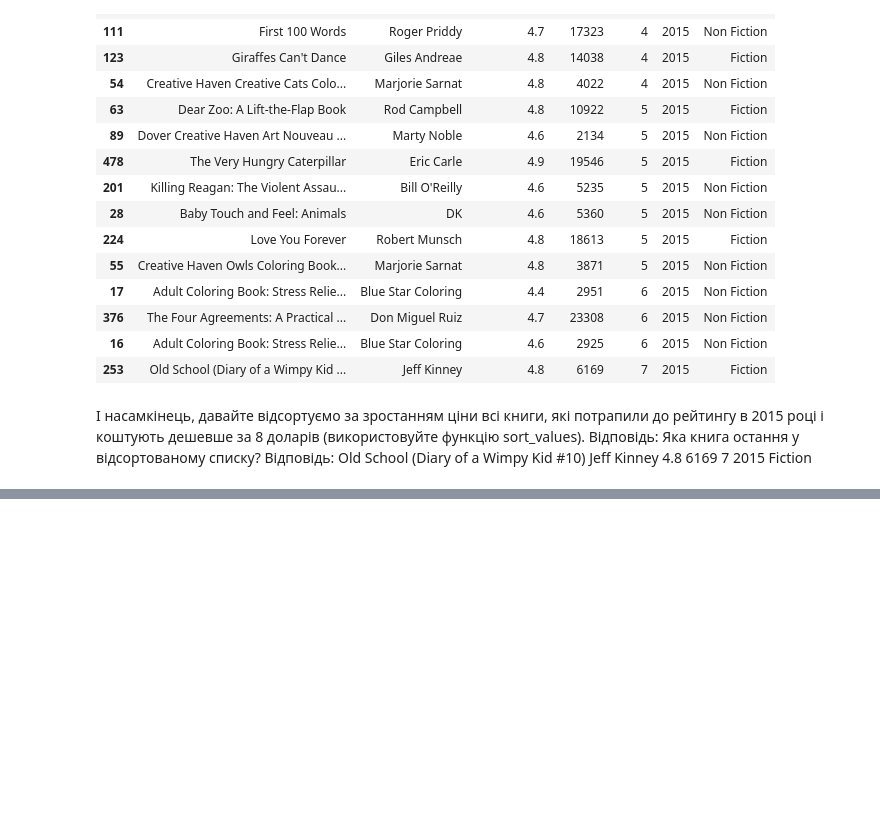
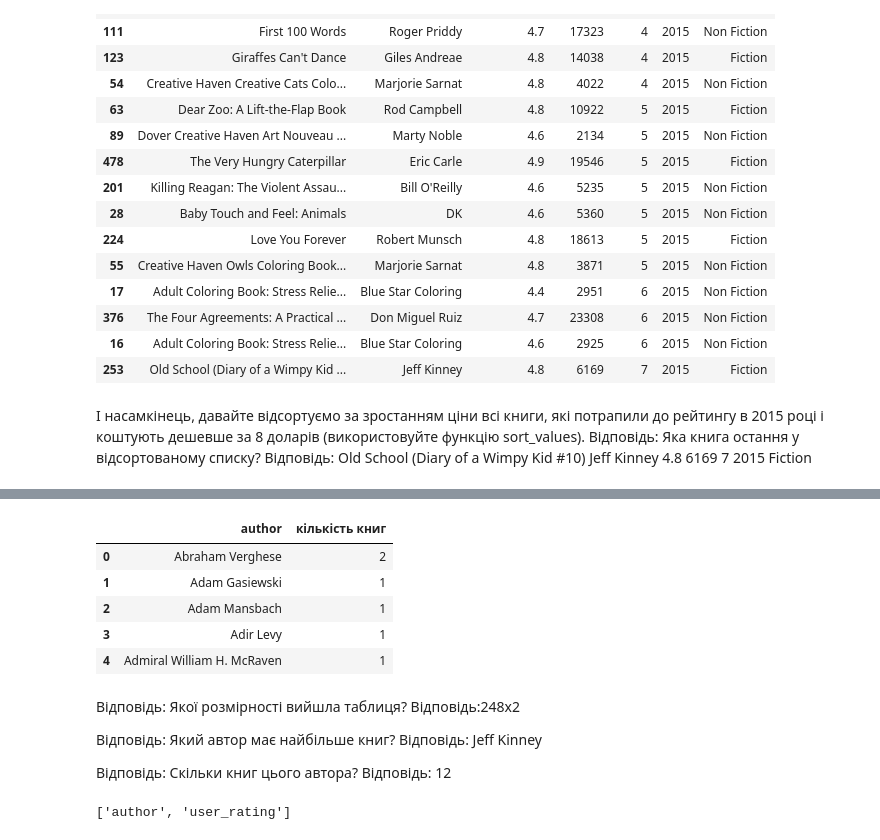
Before and after one commit to RostislavB74/DS_HW2, a Jupyter notebook: HW2_3.ipynb, the cells around one changed output, grey strips where cells are left out. Saved outputs shown, nothing was run; the diff lists cells and outputs as text; code cells hidden in the pictures; blank space fills up the shorter version.

```diff
--- a/HW2_3.ipynb
+++ b/HW2_3.ipynb
@@ -256,0 +295,26 @@ Old School (Diary of a Wimpy Kid #10)	Jeff Kinney	4.8	6169	7	2015	Fiction
+# %%
+df_quantity.head()
+# %% [output]
+|  | author | кількість книг |
+| 0 | Abraham Verghese | 2 |
+| 1 | Adam Gasiewski | 1 |
+| 2 | Adam Mansbach | 1 |
+| 3 | Adir Levy | 1 |
+| 4 | Admiral William H. McRaven | 1 |
+# %% [markdown]
+Відповідь: Якої розмірності вийшла таблиця? Відповідь:248x2
+
+Відповідь: Який автор має найбільше книг? Відповідь: Jeff Kinney
+
+Відповідь: Скільки книг цього автора? Відповідь: 12
+# %%
+#Тепер створіть другий датафрейм, який буде вміщати середній рейтинг
+#для кожного автора (використовуйте функції groupby та agg,
+#для підрахунку середнього значення використовуйте mean).
+#Не беріть усі стовпці, виберете тільки потрібні
+df_new_rating = df_copy.copy()
+columns_to_keep = ['author','user_rating']
+df_new_rating = df_new_rating[columns_to_keep]
+df_new_rating.columns.tolist()
+# %% [output]
+['author', 'user_rating']
```
Also changed, not shown: parts of 15 cells of this notebook.
